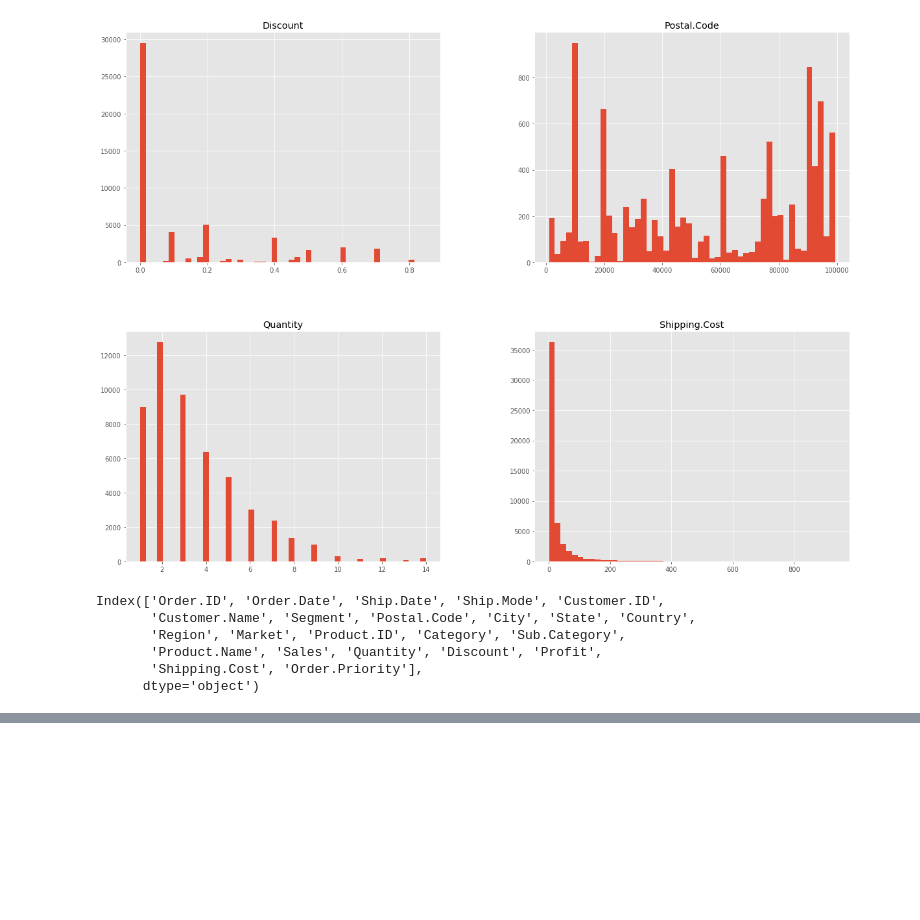
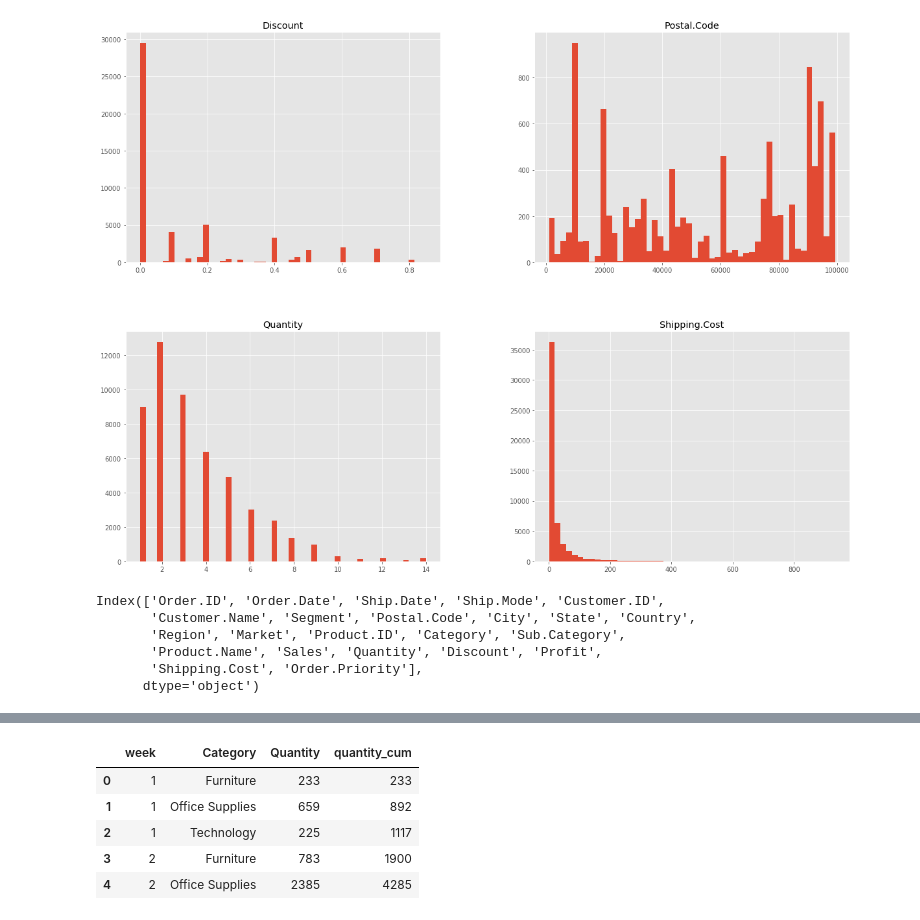
Before and after one commit to rvallejov/ML_Lab, a Jupyter notebook: first_script.ipynb, the cells around one changed output, grey strips where cells are left out. Saved outputs shown, nothing was run; the diff lists cells and outputs as text; code cells hidden in the pictures; blank space fills up the shorter version.

```diff
--- a/first_script.ipynb
+++ b/first_script.ipynb
@@ -36,0 +72,13 @@ orders['Profit'] = orders['Profit'].replace('[\$,]', '', regex=True).astype(floa
+# %%
+#  New DataFrame: Total Weekly Sales
+orders_week = orders_sales.groupby(['week', 'Category']).agg({'Quantity': 'sum'})
+orders_week = orders_week.reset_index(drop=False)
+orders_week['quantity_cum'] = orders_week.Quantity.cumsum()
+orders_week.head()
+# %% [output]
+|  | week | Category | Quantity | quantity_cum |
+| 0 | 1 | Furniture | 233 | 233 |
+| 1 | 1 | Office Supplies | 659 | 892 |
+| 2 | 1 | Technology | 225 | 1117 |
+| 3 | 2 | Furniture | 783 | 1900 |
+| 4 | 2 | Office Supplies | 2385 | 4285 |
```
Also changed, not shown: parts of 7 cells of this notebook.
